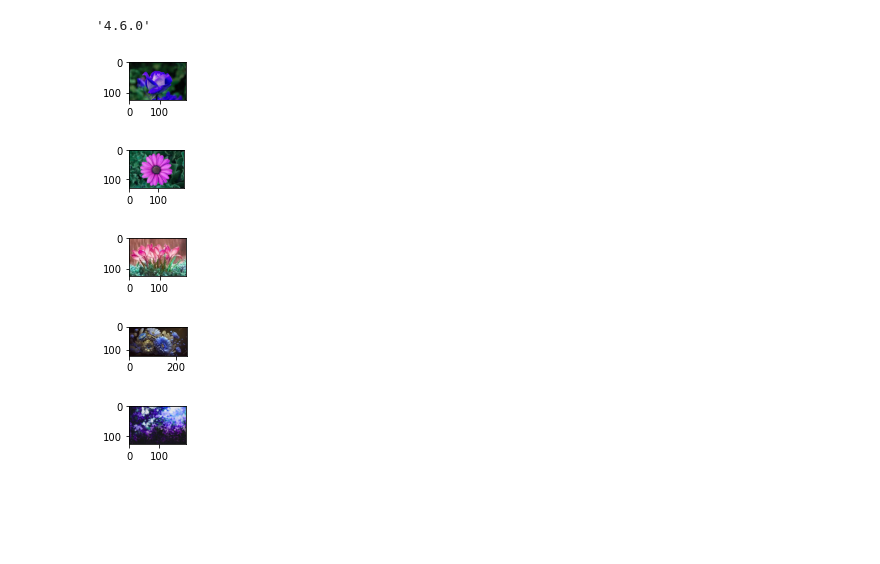
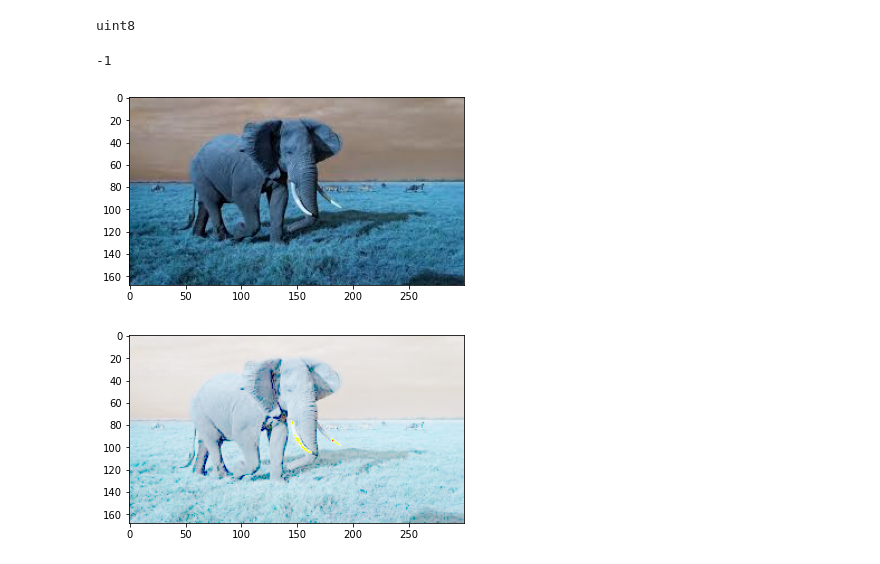
Before and after one commit to kavyak002/Image-processing, a Jupyter notebook: Untitled1.ipynb, the cells around one changed output. Drawn from its saved outputs; the diff is of its cells as text; code cells hidden in the pictures; blank space fills up the shorter version.

```diff
--- a/Untitled1.ipynb
+++ b/Untitled1.ipynb
@@ -21,24 +0,0 @@ cv2.destroyAllWindows()
-# %%
-import cv2
-cv2.__version__
-# %% [output]
-'4.6.0'
-# %%
-import cv2
-import glob
-import matplotlib.pyplot as plt
-
-path="C:/Users/User/Image Processing23/images/*.*"
-
-images=[cv2.imread(image) for image in glob.glob(path)]
-fig=plt.figure()
-for i in range(len(images)):
-    plt.subplot(5,5,i+1)
-    plt.imshow(images[i])
-    plt.show()
-# %% [output]
-[figure, removed]
-[figure, removed]
-[figure, removed]
-[figure, removed]
-[figure, removed]
@@ -68,0 +1,37 @@ print(glob.glob(folder + "*.*"))
+# %%
+#Negative of an image
+import cv2
+import numpy as np
+img=cv2.imread('jambo.jpg')
+print(img.dtype)
+img_neg=255-img
+cv2.imshow('negative of an image',img_neg)
+cv2.waitKey(0)
+# %% [output]
+uint8
+-1
+# %%
+#Log transformation
+import cv2
+import numpy as np
+import matplotlib.pyplot as plt
+
+# Read an image
+image = cv2.imread('jambo.jpg')
+
+# Apply log transformation method
+c = 255 / np.log(1 + np.max(image))
+log_image = c * (np.log(image + 1))
+
+# Specify the data type so that
+# float value will be converted to int
+log_image = np.array(log_image, dtype = np.uint8)
+
+# Display both images
+plt.imshow(image)
+plt.show()
+plt.imshow(log_image)
+plt.show()
+# %% [output]
+[figure, added]
+[figure, added]
```
Also changed, not shown: parts of 7 cells of this notebook.
